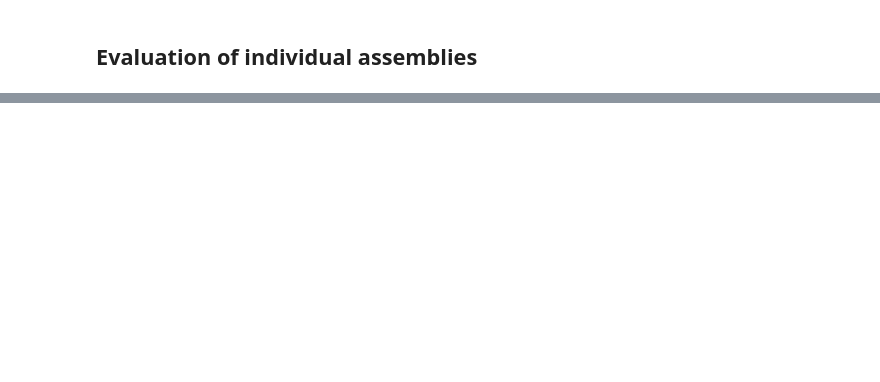
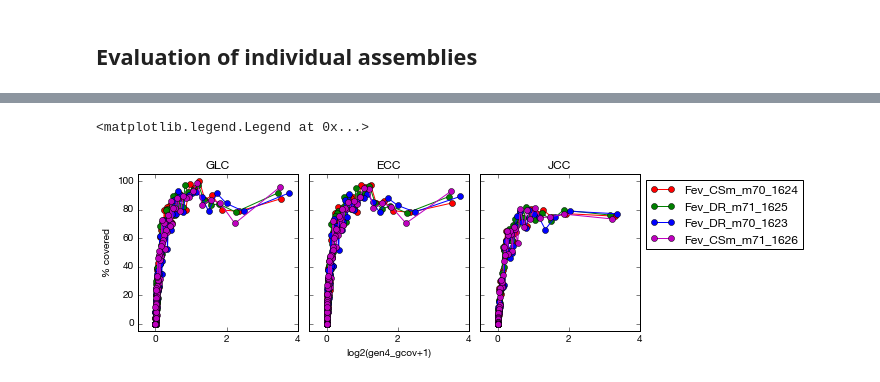
Before and after one commit to kensugino/jGEM, a Jupyter notebook: doc/quickstart.ipynb, the cells around one changed output, grey strips where cells are left out. Drawn from its saved outputs; the diff is of its cells as text; code cells hidden in the pictures; blank space fills up the shorter version.

```diff
--- a/doc/quickstart.ipynb
+++ b/doc/quickstart.ipynb
@@ -182,0 +332,12 @@ Main outputs are .ex.txt.gz, .sj.txt.gz, each containing exons and junctions. BE
+# %%
+colors = ['ro-','go-','bo-','mo-']
+for i,name in enumerate(ems):
+    em = ems[name]
+    if i==0:
+        axr = em.plot_completeness(pw='a', ca=colors[i], xlim=(0,4), label=name, title='')
+    else:
+        axr = em.plot_completeness(pw='a', ca=colors[i], xlim=(0,4), axr=axr, label=name)
+P.legend(bbox_to_anchor=(1,1),loc='upper left')
+# %% [output]
+<matplotlib.legend.Legend at 0x...>
+[figure, added]
```
Also changed, not shown: parts of 34 cells of this notebook, 12 other files.
